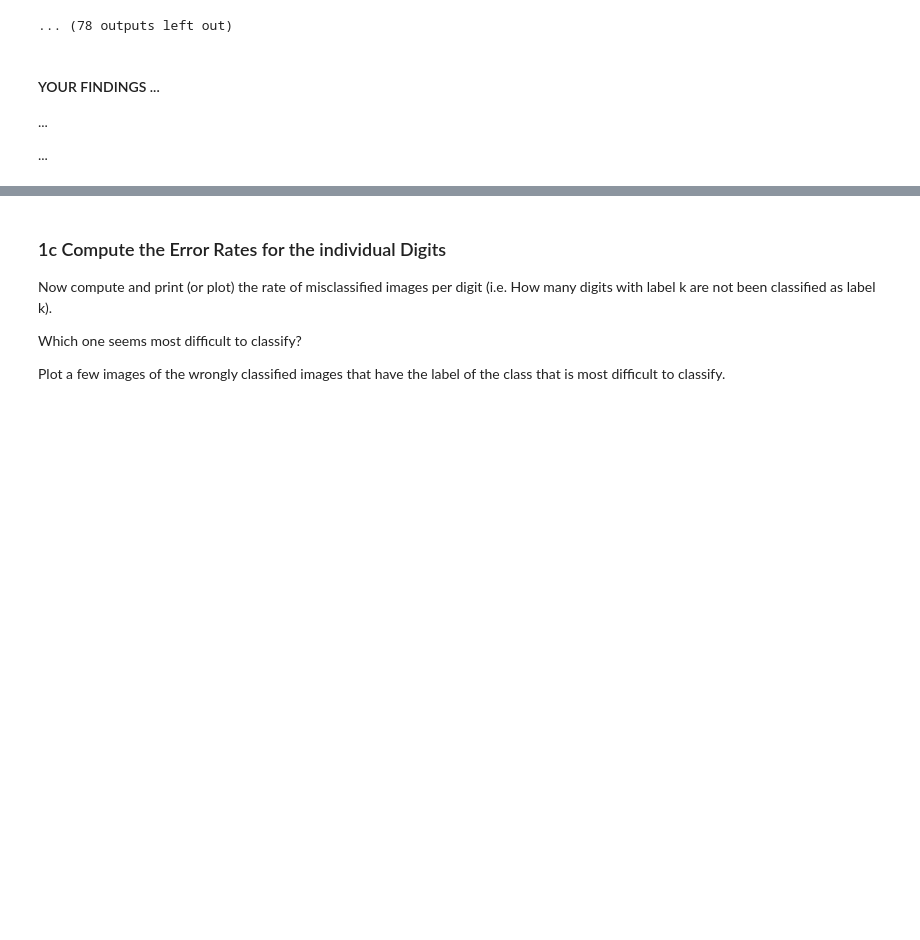
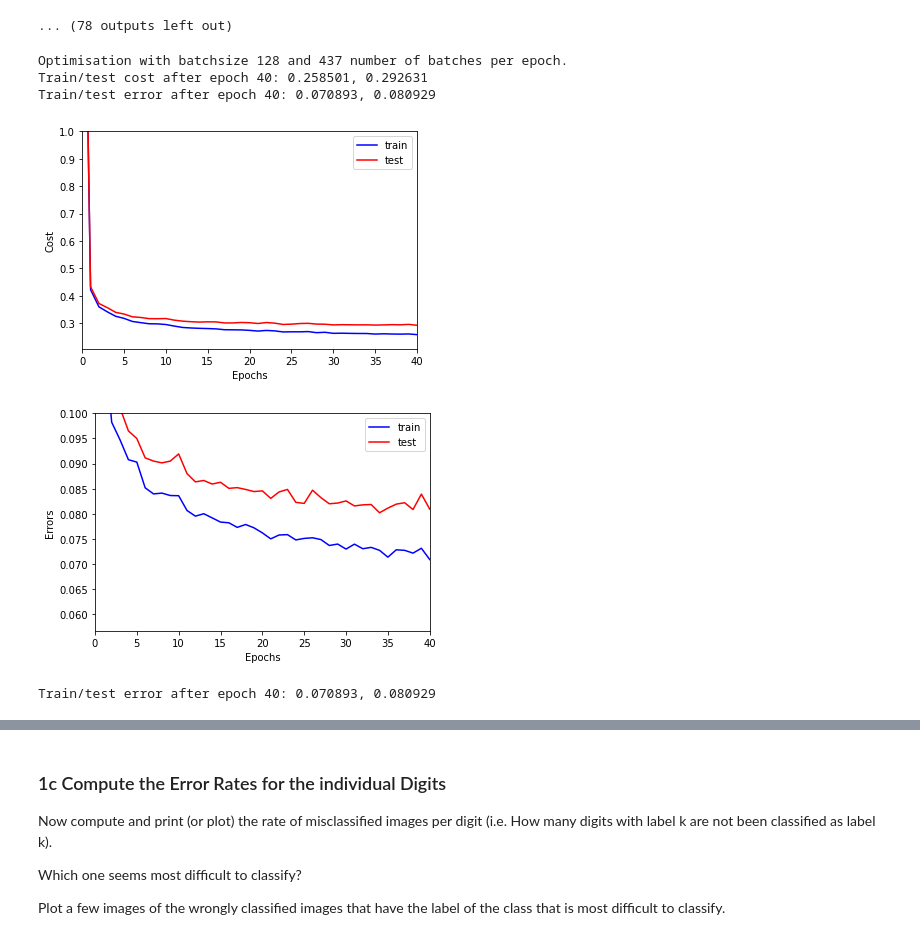
Before and after one commit to FabianGroeger96/mse-deep-learning, a Jupyter notebook: SW03/MNIST_classifier_softmax_stud.ipynb, the cells around one changed output, grey strips where cells are left out. Drawn from its saved outputs; the diff is of its cells as text; code cells hidden in the pictures; blank space fills up the shorter version.

```diff
--- a/SW03/MNIST_classifier_softmax_stud.ipynb
+++ b/SW03/MNIST_classifier_softmax_stud.ipynb
@@ -772,13 +772,23 @@ Train/test cost after epoch 40: 2.003245, 2.327497
 Train/test error after epoch 40: 0.218036, 0.235857
 [figure]
 ... (78 outputs left out)
-# %% [markdown]
-#### YOUR FINDINGS ...
-
-
-
-...
-
-
-
-...
+# %%
+# best model
+W,b = initialize_params(28*28, 10)
+
+### START YOUR CODE ###
+params, metrics = optimize(W, b, x_train, y_train, x_test, y_test,
+                           nepochs=40, alpha=0.02, batchsize=128,
+                           debug=False)
+### END YOUR CODE ###
+
+metrics.plot_cost_curves(ymin=0.0, ymax=1.0,logy=False)
+metrics.plot_error_curves(ymin=0.0, ymax=0.1,logy=False)
+metrics.print_latest_errors()
+# %% [output]
+Optimisation with batchsize 128 and 437 number of batches per epoch.
+Train/test cost after epoch 40: 0.258501, 0.292631
+Train/test error after epoch 40: 0.070893, 0.080929
+[figure, added]
+[figure, added]
+Train/test error after epoch 40: 0.070893, 0.080929
```
Also changed, not shown: parts of 9 cells of this notebook.
